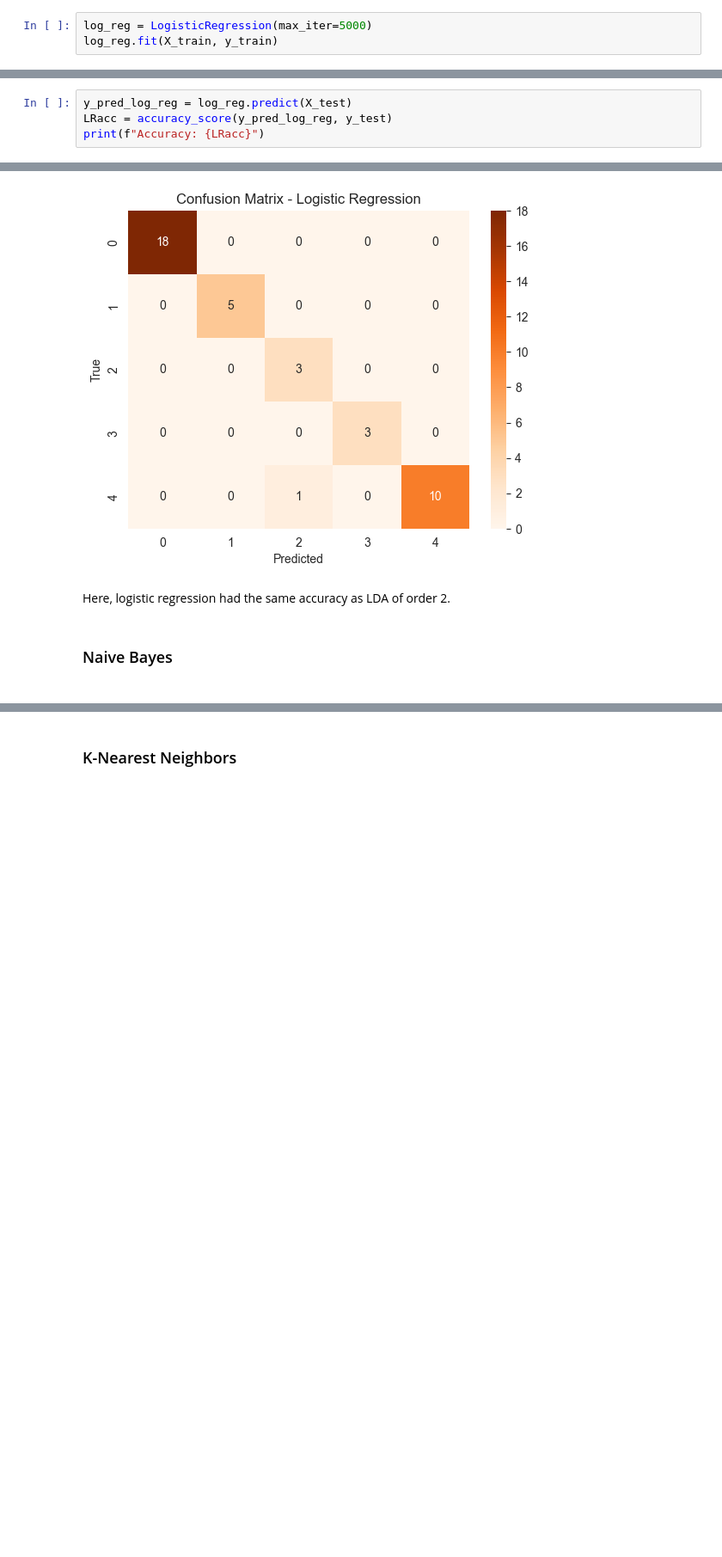
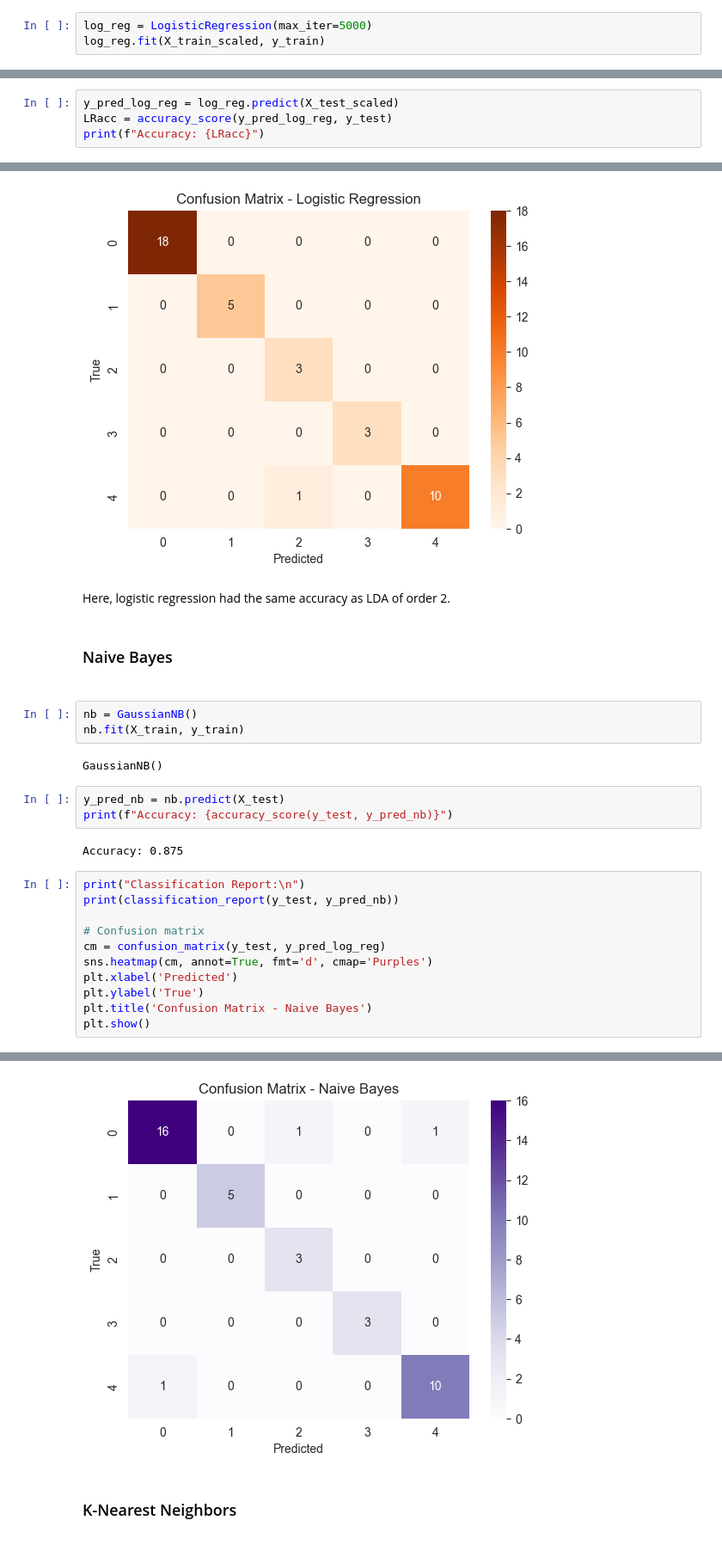
Before and after one commit to yashdeshpandex1/drug_classification, a Jupyter notebook: drug_classification.ipynb, the cells around one changed output, grey strips where cells are left out. Shown at 86% size. Drawn from its saved outputs; the diff is of its cells as text; blank space fills up the shorter version.

```diff
--- a/drug_classification.ipynb
+++ b/drug_classification.ipynb
@@ -367,10 +374,10 @@ It performs best yet of accuracy score 0.98
 # %%
 log_reg = LogisticRegression(max_iter=5000)
-log_reg.fit(X_train, y_train)
+log_reg.fit(X_train_scaled, y_train)
 # %% [output]
 LogisticRegression(max_iter=5000)
 # %%
-y_pred_log_reg = log_reg.predict(X_test)
+y_pred_log_reg = log_reg.predict(X_test_scaled)
 LRacc = accuracy_score(y_pred_log_reg, y_test)
 print(f"Accuracy: {LRacc}")
 # %% [output]
@@ -405,3 +412,25 @@ weighted avg       0.98      0.97      0.98        40
 Here, logistic regression had the same accuracy as LDA of order 2.
 # %% [markdown]
 <h3> Naive Bayes <h3>
+# %%
+nb = GaussianNB()
+nb.fit(X_train, y_train)
+# %% [output]
+GaussianNB()
+# %%
+y_pred_nb = nb.predict(X_test)
+print(f"Accuracy: {accuracy_score(y_test, y_pred_nb)}")
+# %% [output]
+Accuracy: 0.875
+# %%
+print("Classification Report:\n")
+print(classification_report(y_test, y_pred_nb))
+
+# Confusion matrix
+cm = confusion_matrix(y_test, y_pred_log_reg)
+sns.heatmap(cm, annot=True, fmt='d', cmap='Purples')
+plt.xlabel('Predicted')
+plt.ylabel('True')
+plt.title('Confusion Matrix - Naive Bayes')
+plt.show()
+# %% [output]
@@ -408,2 +450,3 @@ Here, logistic regression had the same accuracy as LDA of order 2.
+[figure, added]
 # %% [markdown]
 <h3> K-Nearest Neighbors <h3>
```
Also changed, not shown: parts of 13 cells of this notebook.
